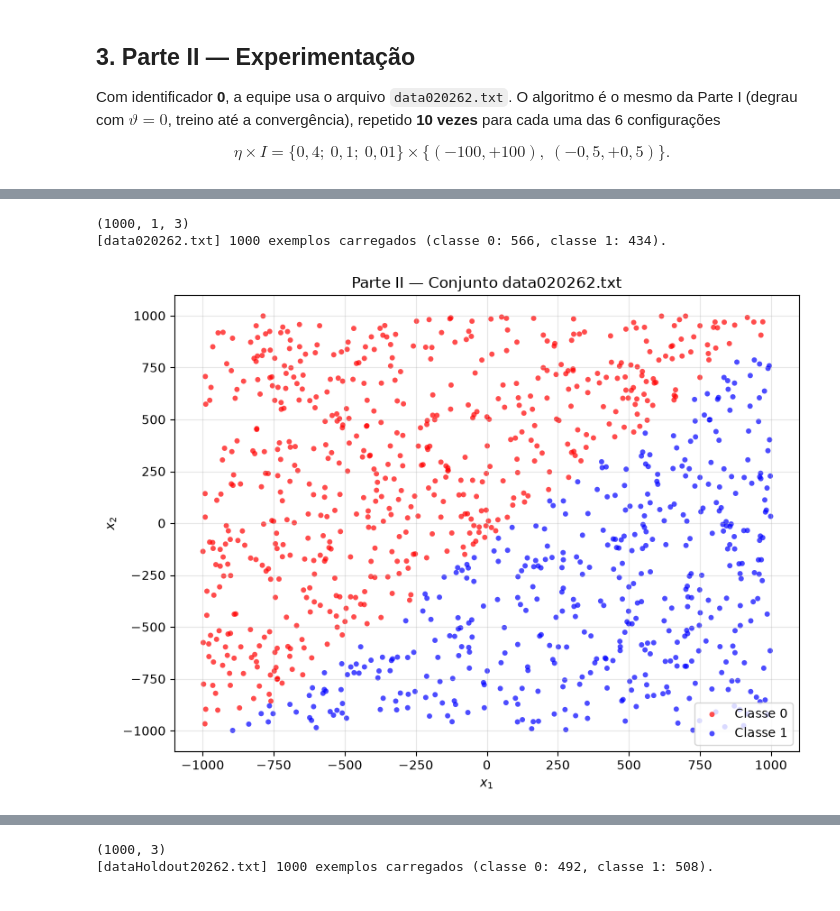
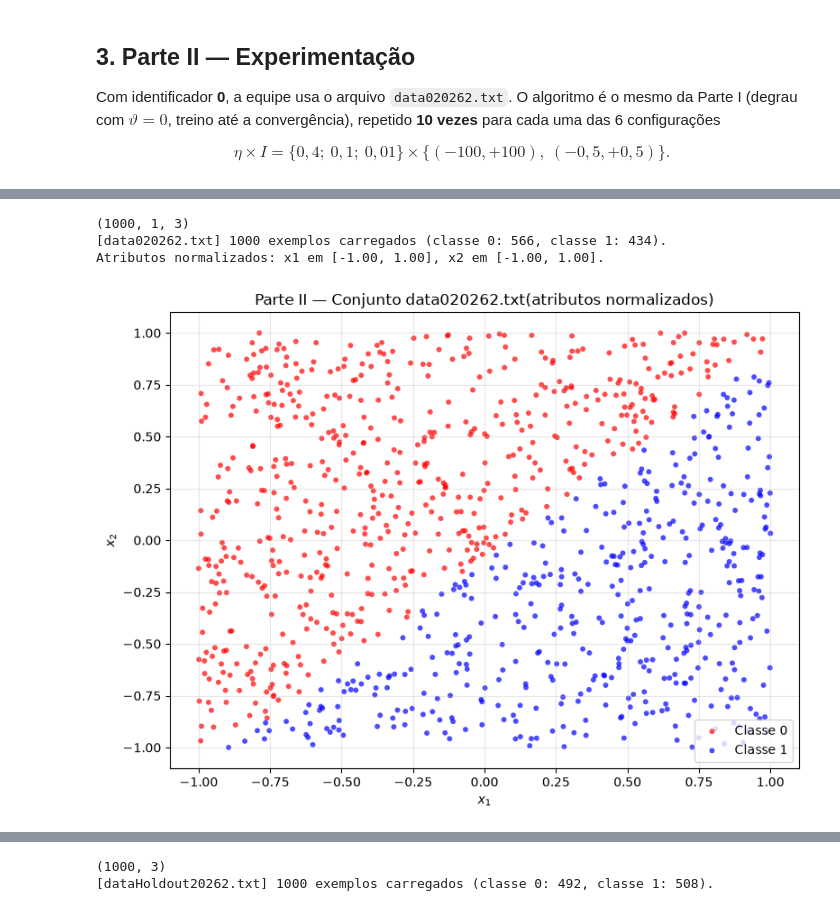
Before and after one commit to jubcohen/aprendizado-neuronio-perceptron-pp2, a Jupyter notebook: pp-2.1-perceptron-2026-2.ipynb, the cells around one changed output, grey strips where cells are left out. Drawn from its saved outputs; the diff is of its cells as text; code cells hidden in the pictures.

```diff
--- a/pp-2.1-perceptron-2026-2.ipynb
+++ b/pp-2.1-perceptron-2026-2.ipynb
@@ -45,13 +45,27 @@ O viés **não** é adicionado aqui: ele é responsabilidade do neurônio (funç
 # %%
 def carregar_dados(caminho):
     """Lê um arquivo binário (m, 1, 3) e devolve X (m, 2) e yd (m,)."""
+    # aceita (m, 1, 3) ou (m, 3): o reshape deixa uma linha por exemplo
     dados = np.load(caminho).reshape(-1, 3)
-    X = dados[:, :2]
-    yd = dados[:, 2].astype(int)
+    X = dados[:, :2]                # atributos x1 e x2
+    yd = dados[:, 2].astype(int)    # rótulos 0 ou 1
     print(np.load(caminho).shape)
     print(f"[{caminho}] {X.shape[0]} exemplos carregados "
           f"(classe 0: {np.sum(yd == 0)}, classe 1: {np.sum(yd == 1)}).")
     return X, yd
+
+def normalizar_atributos(X):
+    """
+    Leva cada atributo (coluna) de X para [-1, 1] por min-max.
+
+    limites : (minimos, maximos) são calculados a partir de X
+    Devolve X normalizado e os limites usados, para reaplicá-los em outro conjunto.
+    """
+    # mínimo e máximo de cada coluna separadamente (axis=0), e não da matriz inteira
+    limites = (X.min(axis=0), X.max(axis=0))
+    minimos, maximos = limites
+    # (X - min) / (max - min) leva para [0, 1]; "* 2 - 1" desloca para [-1, 1]
+    return 2 * (X - minimos) / (maximos - minimos) - 1, limites
 # %% [markdown]
 ### 1.2 Operações do neurônio
 
@@ -406,24 +454,22 @@ $$\eta \times I = \{0{,}4;\ 0{,}1;\ 0{,}01\} \times \{(-100, +100),\ (-0{,}5, +0
 # %%
-ARQUIVO_PARTE2 = f'data{identificador}20262.txt'
+ARQUIVO_PARTE2 = 'data020262.txt'
 ETAS_PARTE2 = [0.4, 0.1, 0.01]
 INTERVALOS_PARTE2 = [(-100, 100), (-0.5, 0.5)]
-N_REPETICOES = 10
-MAX_EPOCAS_PARTE2 = None
-
-NORMALIZAR = False
+# repetições (10), limiar (0) e treino até convergir já são os padrões das funções
 
 X_p2, yd_p2 = carregar_dados(ARQUIVO_PARTE2)
-
-if NORMALIZAR:
-    X_p2 = X_p2 / np.abs(X_p2).max()
-    print("Atributos normalizados para [-1, 1].")
+# normaliza cada atributo para [-1, 1] (justificativa no texto acima)
+X_p2, _ = normalizar_atributos(X_p2)
+print(f"Atributos normalizados: x1 em [{X_p2[:, 0].min():.2f}, {X_p2[:, 0].max():.2f}], "
+      f"x2 em [{X_p2[:, 1].min():.2f}, {X_p2[:, 1].max():.2f}].")
 # %% [output]
 (1000, 1, 3)
 [data020262.txt] 1000 exemplos carregados (classe 0: 566, classe 1: 434).
+Atributos normalizados: x1 em [-1.00, 1.00], x2 em [-1.00, 1.00].
 # %%
 # Visão geral do conjunto
-plotar_dados(X_p2, yd_p2, titulo=f'Parte II — Conjunto {ARQUIVO_PARTE2}')
+plotar_dados(X_p2, yd_p2, titulo=f'Parte II — Conjunto {ARQUIVO_PARTE2}(atributos normalizados)')
 plt.tight_layout()
 plt.show()
 # %% [output]
-[figure, old version]
+[figure, new version]
```
Also changed, not shown: parts of 30 cells of this notebook.
